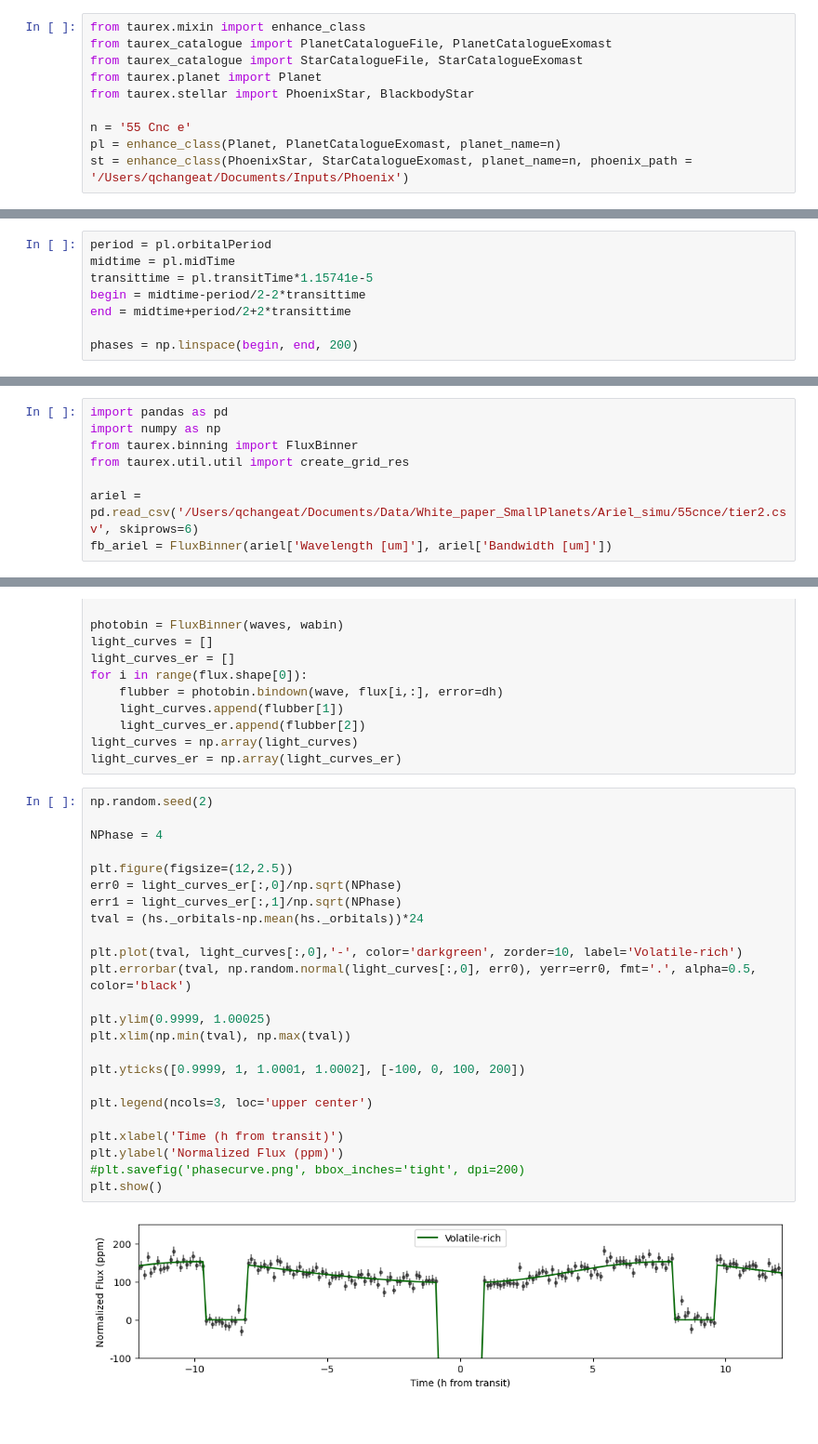
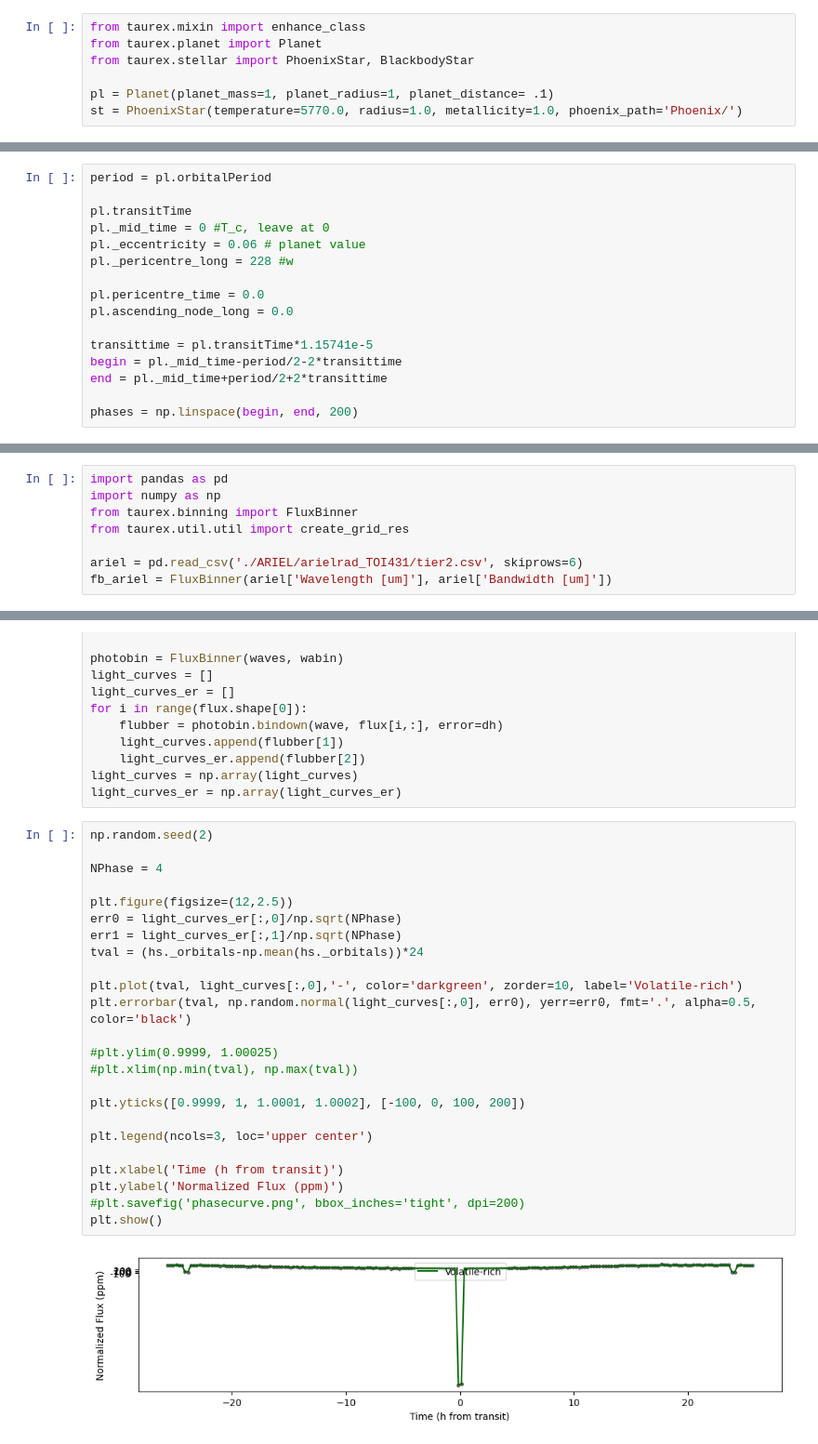
Before and after one commit to lorlo9999/MasterThesis, a Jupyter notebook: taurex_phase_tutorial.ipynb, the cells around one changed output, grey strips where cells are left out. Shown at 93% size. Cells and saved outputs as stored; diff of their text form.

Commit message:
Almost working phase curve model

```diff
--- a/taurex_phase_tutorial.ipynb
+++ b/taurex_phase_tutorial.ipynb
@@ -18,11 +18,8 @@ CIACache().set_cia_path("/Users/qchangeat/Documents/Inputs/cia_hitran")
 # %%
 from taurex.mixin import enhance_class
-from taurex_catalogue import PlanetCatalogueFile, PlanetCatalogueExomast
-from taurex_catalogue import StarCatalogueFile, StarCatalogueExomast
 from taurex.planet import Planet
 from taurex.stellar import PhoenixStar, BlackbodyStar
 
-n = '55 Cnc e'
-pl = enhance_class(Planet, PlanetCatalogueExomast, planet_name=n)
-st = enhance_class(PhoenixStar, StarCatalogueExomast, planet_name=n, phoenix_path = '/Users/qchangeat/Documents/Inputs/Phoenix')
+pl = Planet(planet_mass=1, planet_radius=1, planet_distance= .1)
+st = PhoenixStar(temperature=5770.0, radius=1.0, metallicity=1.0, phoenix_path='Phoenix/')
 # %% [output]
@@ -84,9 +82,17 @@ ctribs = [[AbsorptionContribution(), RayleighContribution(), CIAContribution(cia
                                 [AbsorptionContribution()],RayleighContribution(), CIAContribution(cia_pairs=['CO2-CO2', 'N2-N2']),]
 # %%
 period = pl.orbitalPeriod
-midtime = pl.midTime
+
+pl.transitTime
+pl._mid_time = 0 #T_c, leave at 0
+pl._eccentricity = 0.06 # planet value
+pl._pericentre_long = 228 #w
+
+pl.pericentre_time = 0.0
+pl.ascending_node_long = 0.0
+
 transittime = pl.transitTime*1.15741e-5
-begin = midtime-period/2-2*transittime
-end = midtime+period/2+2*transittime
+begin = pl._mid_time-period/2-2*transittime
+end = pl._mid_time+period/2+2*transittime
 
 phases = np.linspace(begin, end, 200)
@@ -139,7 +143,7 @@ import numpy as np
 from taurex.binning import FluxBinner
 from taurex.util.util import create_grid_res
 
-ariel = pd.read_csv('/Users/qchangeat/Documents/Data/White_paper_SmallPlanets/Ariel_simu/55cnce/tier2.csv', skiprows=6)
+ariel = pd.read_csv('./ARIEL/arielrad_TOI431/tier2.csv', skiprows=6)
 fb_ariel = FluxBinner(ariel['Wavelength [um]'], ariel['Bandwidth [um]'])
 # %%
 wave = ariel['Wavelength [um]'].values
@@ -238,26 +235,26 @@ light_curves_er = np.array(light_curves_er)
 # %%
 np.random.seed(2)
 
 NPhase = 4
 
 plt.figure(figsize=(12,2.5))
 err0 = light_curves_er[:,0]/np.sqrt(NPhase)
 err1 = light_curves_er[:,1]/np.sqrt(NPhase)
 tval = (hs._orbitals-np.mean(hs._orbitals))*24
 
 plt.plot(tval, light_curves[:,0],'-', color='darkgreen', zorder=10, label='Volatile-rich')
 plt.errorbar(tval, np.random.normal(light_curves[:,0], err0), yerr=err0, fmt='.', alpha=0.5, color='black')
 
-plt.ylim(0.9999, 1.00025)
-plt.xlim(np.min(tval), np.max(tval))
+#plt.ylim(0.9999, 1.00025)
+#plt.xlim(np.min(tval), np.max(tval))
 
 plt.yticks([0.9999, 1, 1.0001, 1.0002], [-100, 0, 100, 200])
 
 plt.legend(ncols=3, loc='upper center')
 
 plt.xlabel('Time (h from transit)')
 plt.ylabel('Normalized Flux (ppm)')
 #plt.savefig('phasecurve.png', bbox_inches='tight', dpi=200)
 plt.show()
 # %% [output]
-[figure, old version]
+[figure, new version]
```
Also changed, not shown: parts of 10 cells of this notebook, 6 other files.
